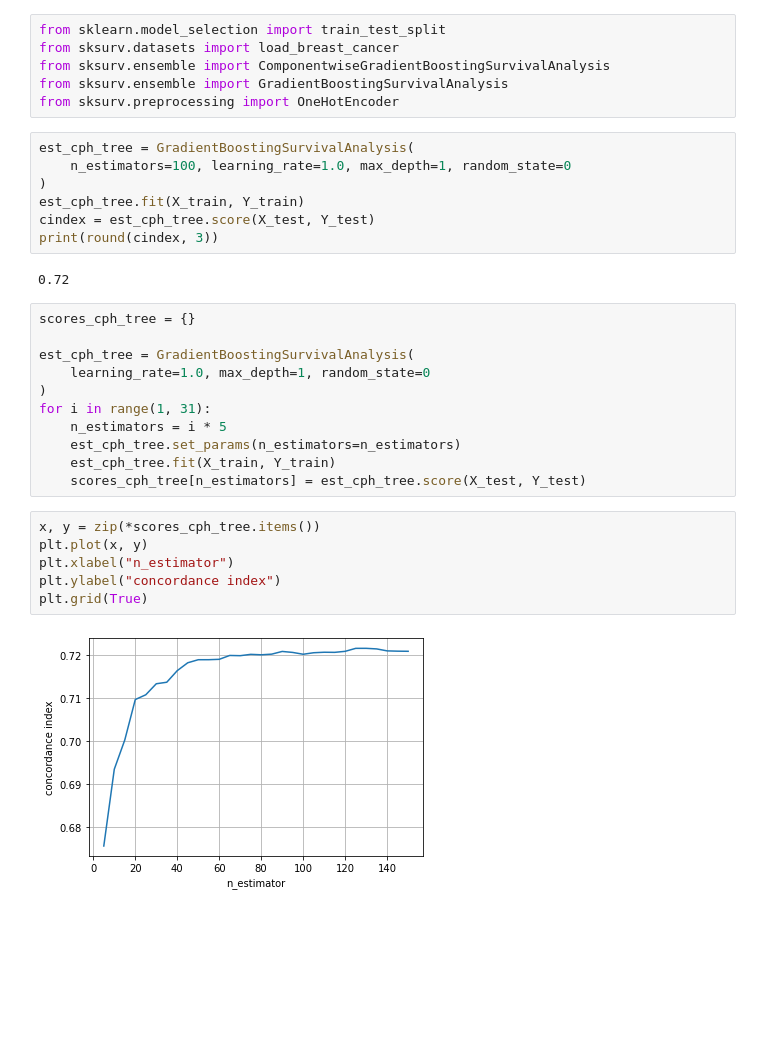
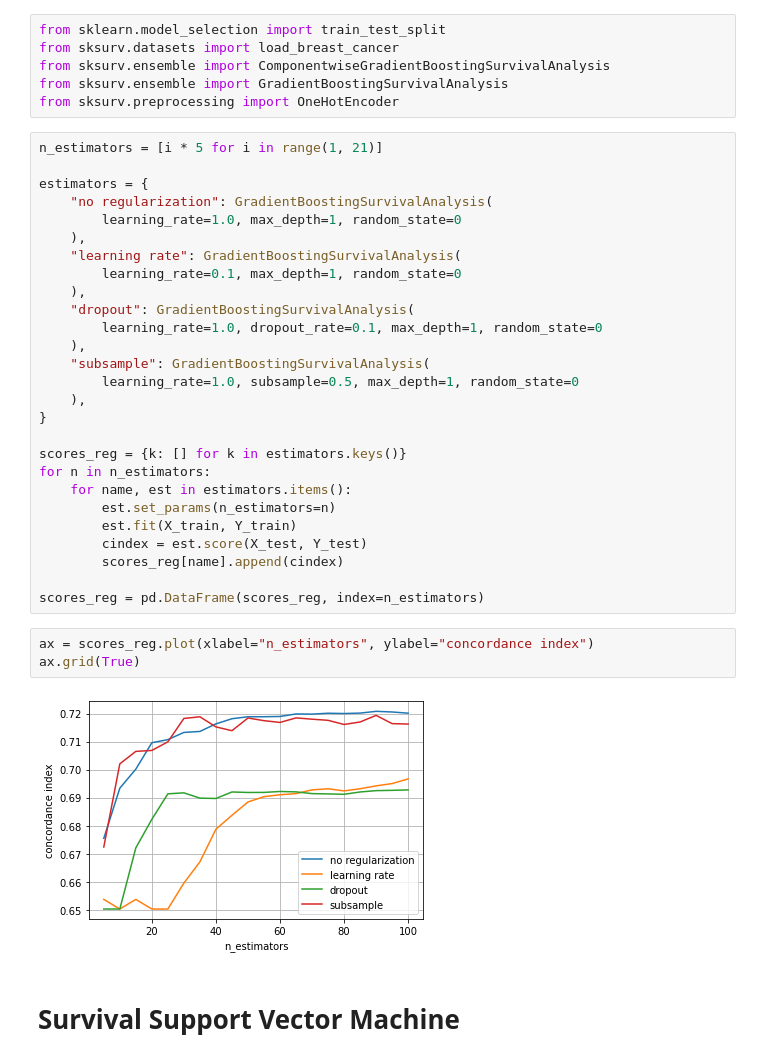
Before and after one commit to nikolskiyv/diploma_survival_analysis, a Jupyter notebook: diploma.ipynb, the cells around one changed output. Saved outputs shown, nothing was run; the diff lists cells and outputs as text; blank space fills up the shorter version.

```diff
--- a/diploma.ipynb
+++ b/diploma.ipynb
@@ -189,31 +191,37 @@ from sksurv.datasets import load_breast_cancer
 from sksurv.ensemble import ComponentwiseGradientBoostingSurvivalAnalysis
 from sksurv.ensemble import GradientBoostingSurvivalAnalysis
 from sksurv.preprocessing import OneHotEncoder
-# %%
-est_cph_tree = GradientBoostingSurvivalAnalysis(
-    n_estimators=100, learning_rate=1.0, max_depth=1, random_state=0
-)
-est_cph_tree.fit(X_train, Y_train)
-cindex = est_cph_tree.score(X_test, Y_test)
-print(round(cindex, 3))
-# %% [output]
-0.72
-# %%
-scores_cph_tree = {}
-
-est_cph_tree = GradientBoostingSurvivalAnalysis(
-    learning_rate=1.0, max_depth=1, random_state=0
-)
-for i in range(1, 31):
-    n_estimators = i * 5
-    est_cph_tree.set_params(n_estimators=n_estimators)
-    est_cph_tree.fit(X_train, Y_train)
-    scores_cph_tree[n_estimators] = est_cph_tree.score(X_test, Y_test)
+# %%
+n_estimators = [i * 5 for i in range(1, 21)]
+
+estimators = {
+    "no regularization": GradientBoostingSurvivalAnalysis(
+        learning_rate=1.0, max_depth=1, random_state=0
+    ),
+    "learning rate": GradientBoostingSurvivalAnalysis(
+        learning_rate=0.1, max_depth=1, random_state=0
+    ),
+    "dropout": GradientBoostingSurvivalAnalysis(
+        learning_rate=1.0, dropout_rate=0.1, max_depth=1, random_state=0
+    ),
+    "subsample": GradientBoostingSurvivalAnalysis(
+        learning_rate=1.0, subsample=0.5, max_depth=1, random_state=0
+    ),
+}
+
+scores_reg = {k: [] for k in estimators.keys()}
+for n in n_estimators:
+    for name, est in estimators.items():
+        est.set_params(n_estimators=n)
+        est.fit(X_train, Y_train)
+        cindex = est.score(X_test, Y_test)
+        scores_reg[name].append(cindex)
+
+scores_reg = pd.DataFrame(scores_reg, index=n_estimators)
 # %%
-x, y = zip(*scores_cph_tree.items())
-plt.plot(x, y)
-plt.xlabel("n_estimator")
-plt.ylabel("concordance index")
-plt.grid(True)
+ax = scores_reg.plot(xlabel="n_estimators", ylabel="concordance index")
+ax.grid(True)
 # %% [output]
-[figure, old version]
+[figure, new version]
+# %% [markdown]
+# Survival Support Vector Machine
```
Also changed, not shown: parts of 13 cells of this notebook.
